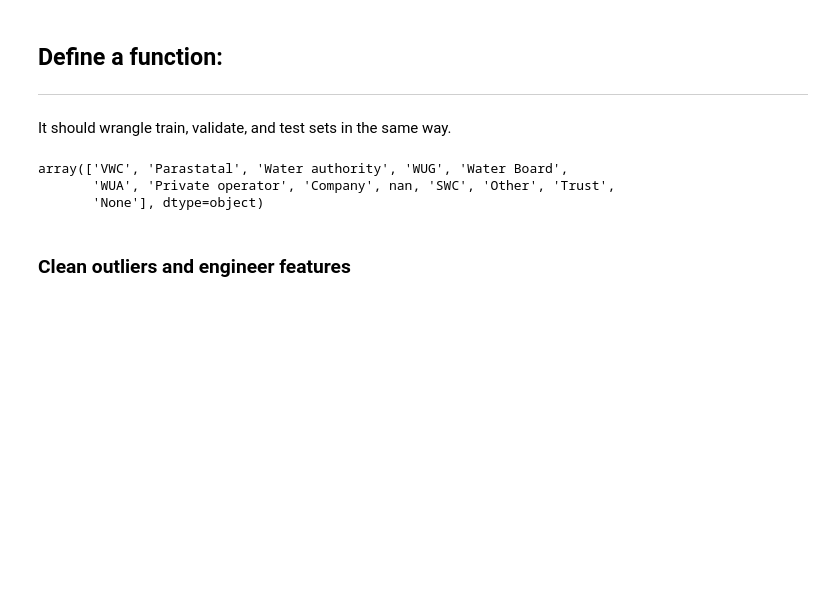
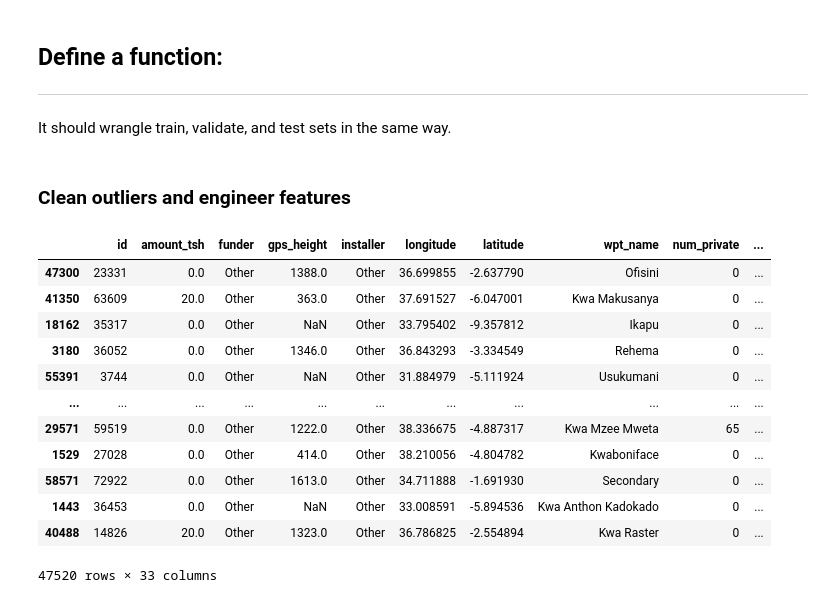
Before and after one commit to Gr8eye/DS-Unit-2-Kaggle-Challenge, a Jupyter notebook: module2-random-forests/LS_DS_222_assignment.ipynb, the cells around one changed output. Saved outputs shown, nothing was run; the diff lists cells and outputs as text; code cells hidden in the pictures; blank space fills up the shorter version.

```diff
--- a/module2-random-forests/LS_DS_222_assignment.ipynb
+++ b/module2-random-forests/LS_DS_222_assignment.ipynb
@@ -170,32 +173,3 @@ train
 ## **Define a function:**
 ----------
 It should wrangle train, validate, and test sets in the same way.
-# %%
-def wrangler(X):
-  # prevent overwriting original
-   X = X.copy()
-
-  # date recorded to datetime
-  X['date_recorded'] = pd.to_datetime(X['date_recorded'], infer_datetime_format=True)
-
-  # replace outlier with zero
-  X['latitude'] = X['latitude'].replace(-2e-08, 0)
-
-  # drop duplicates
-  duplicates = ['']
-
-  # Creating nans to be imputed later
-  cols_with_zeros = ['longitude', 'latitude', 'population',
-                      'gps_height', 'construction_year']
-  for col in cols_with_zeros:
-    X[col] = X[col].replace(0, np.nan)
-
-
-
-  return X
-# %%
-train['scheme_management'].unique()
-# %% [output]
-array(['VWC', 'Parastatal', 'Water authority', 'WUG', 'Water Board',
-       'WUA', 'Private operator', 'Company', nan, 'SWC', 'Other', 'Trust',
-       'None'], dtype=object)
@@ -202,2 +224,24 @@ array(['VWC', 'Parastatal', 'Water authority', 'WUG', 'Water Board',
 # %% [markdown]
-### **Clean outliers and engineer features**
+### Clean outliers and engineer features
+# %%
+# Wrangle Dataframes
+train = wrangler(train)
+val   = wrangler(val)
+test  = wrangler(test)
+
+# Confirm changes
+train
+# %% [output]
+|  | id | amount_tsh | funder | gps_height | installer | longitude | latitude | wpt_name | num_private | ... |
+| 47300 | 23331 | 0.0 | Other | 1388.0 | Other | 36.699855 | -2.637790 | Ofisini | 0 | ... |
+| 41350 | 63609 | 20.0 | Other | 363.0 | Other | 37.691527 | -6.047001 | Kwa Makusanya | 0 | ... |
+| 18162 | 35317 | 0.0 | Other | NaN | Other | 33.795402 | -9.357812 | Ikapu | 0 | ... |
+| 3180 | 36052 | 0.0 | Other | 1346.0 | Other | 36.843293 | -3.334549 | Rehema | 0 | ... |
+| 55391 | 3744 | 0.0 | Other | NaN | Other | 31.884979 | -5.111924 | Usukumani | 0 | ... |
+| ... | ... | ... | ... | ... | ... | ... | ... | ... | ... | ... |
+| 29571 | 59519 | 0.0 | Other | 1222.0 | Other | 38.336675 | -4.887317 | Kwa Mzee Mweta | 65 | ... |
+| 1529 | 27028 | 0.0 | Other | 414.0 | Other | 38.210056 | -4.804782 | Kwaboniface | 0 | ... |
+| 58571 | 72922 | 0.0 | Other | 1613.0 | Other | 34.711888 | -1.691930 | Secondary | 0 | ... |
+| 1443 | 36453 | 0.0 | Other | NaN | Other | 33.008591 | -5.894536 | Kwa Anthon Kadokado | 0 | ... |
+| 40488 | 14826 | 20.0 | Other | 1323.0 | Other | 36.786825 | -2.554894 | Kwa Raster | 0 | ... |
+47520 rows × 33 columns
```
Also changed, not shown: parts of 13 cells of this notebook.
